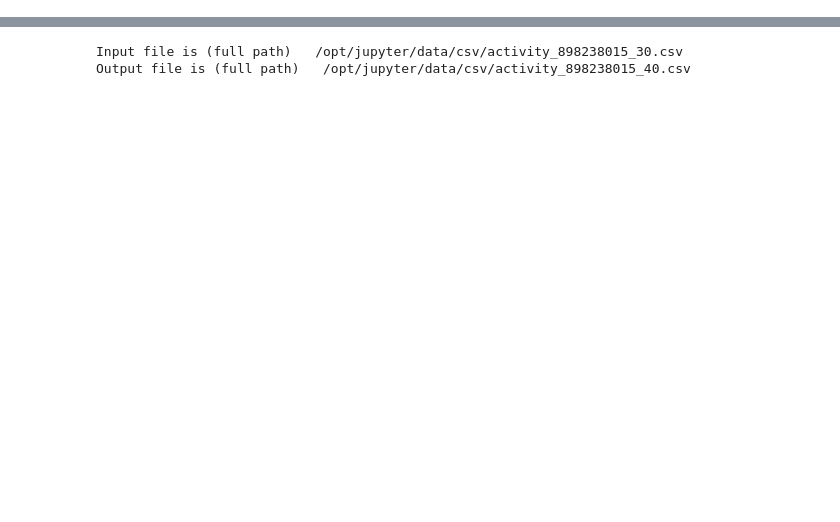
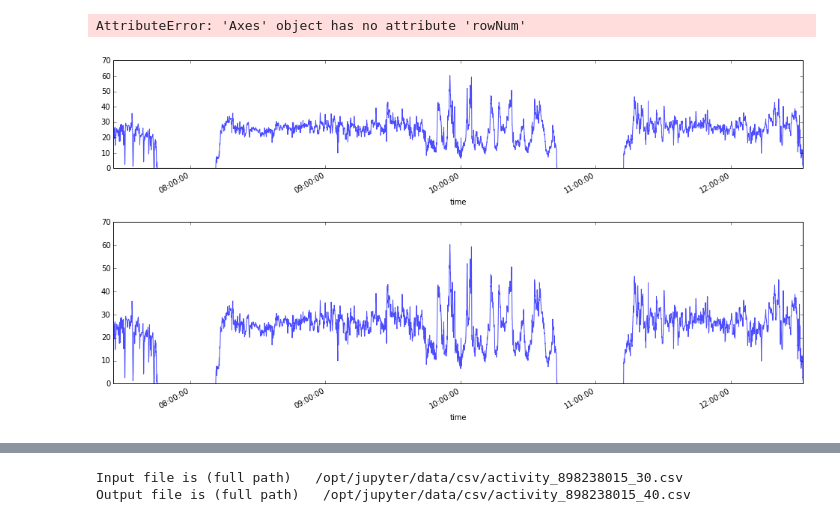
Before and after one commit to patclaffey/docker_jupyter, a Jupyter notebook: notebooks/Summary.ipynb, the cells around one changed output, grey strips where cells are left out. Cells and saved outputs as stored; diff of their text form; code cells hidden in the pictures; blank space fills up the shorter version.

```diff
--- a/notebooks/Summary.ipynb
+++ b/notebooks/Summary.ipynb
@@ -0,0 +24,15 @@
+# %%
+fig3 = plt.figure( figsize=(16, 10) )
+#Speed
+axes = [0,1]
+axes[0] =  fig3.add_axes([0.1, 0.1, 0.8, 0.3])
+plot_control = {'column':'speed', 'axes_number':0, 'plot_color':'blue', 'show_avg': True, 'units':'km/h',
+                'plot_title':'Speed', 'xlabel': 'Local Time', 'ylabel':'Km per Hour', 'ylimit_qty':0}
+plot_axes3(df, plot_control)
+axes[1] =   fig3.add_axes([0.1, 0.5, 0.8, 0.2])
+plot_control = {'column':'speed', 'axes_number':1, 'plot_color':'blue', 'show_avg': True, 'units':'km/h',
+                'plot_title':'Speed', 'xlabel': 'Local Time', 'ylabel':'Km per Hour', 'ylimit_qty':0}
+plot_axes3(df, plot_control)
+# %% [output]
+AttributeError: 'Axes' object has no attribute 'rowNum'
+[figure, added]
```
Also changed, not shown: parts of 23 cells of this notebook, 3 other files.
